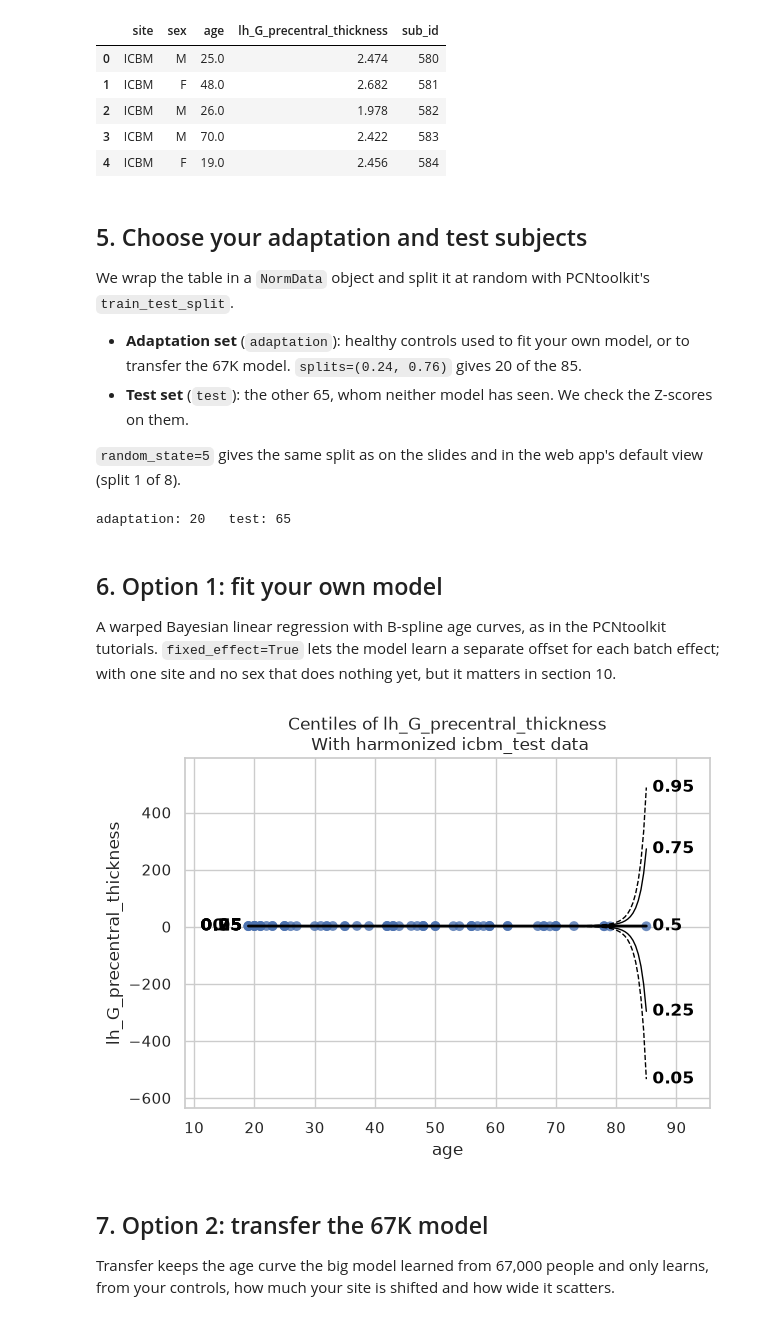
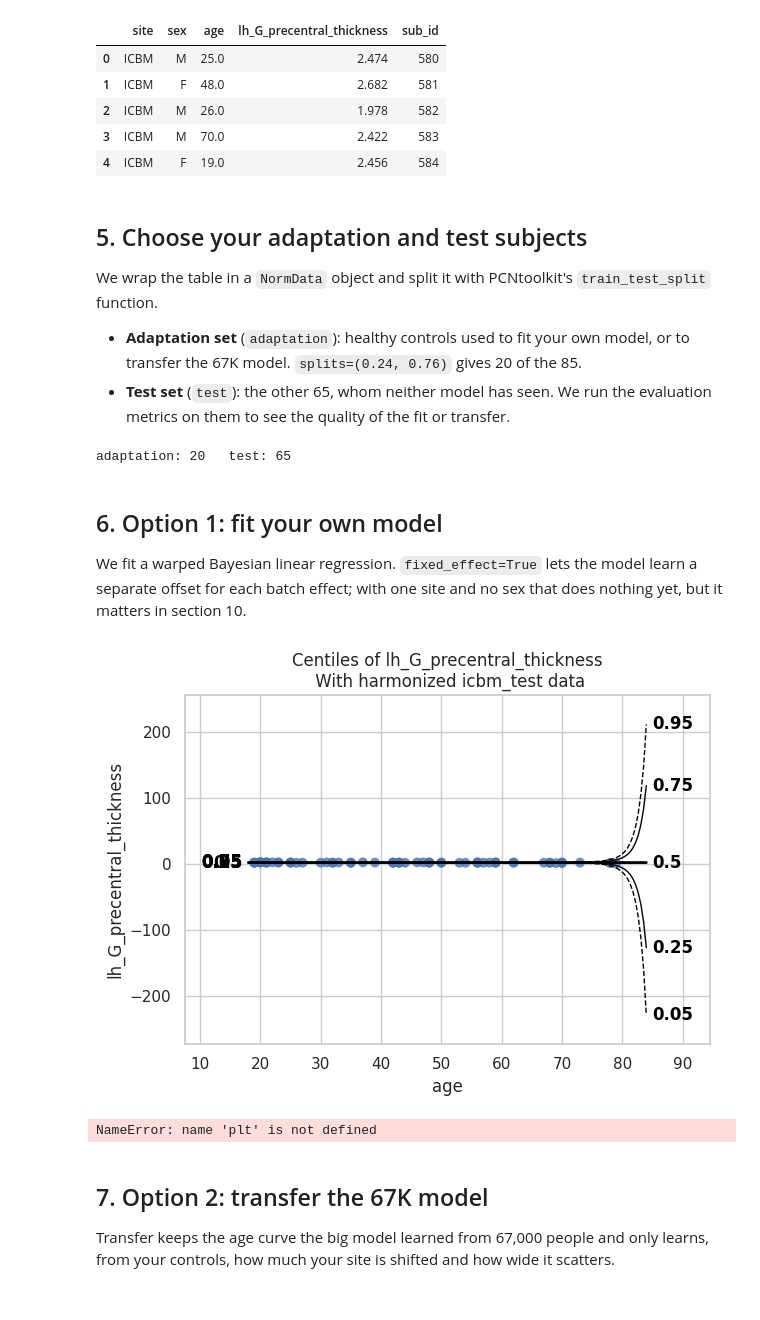
Before and after one commit to predictive-clinical-neuroscience/PCNtoolkit-demo-transfer, a Jupyter notebook: notebooks/transfer_icbm.ipynb, the cells around one changed output. Saved outputs shown, nothing was run; the diff lists cells and outputs as text; code cells hidden in the pictures.

```diff
--- a/notebooks/transfer_icbm.ipynb
+++ b/notebooks/transfer_icbm.ipynb
@@ -102,12 +109,10 @@ M    40
 # %% [markdown]
 ## 5. Choose your adaptation and test subjects
 
-We wrap the table in a `NormData` object and split it at random with PCNtoolkit's `train_test_split`.
+We wrap the table in a `NormData` object and split it with PCNtoolkit's `train_test_split` function.
 
 - **Adaptation set** (`adaptation`): healthy controls used to fit your own model, or to transfer the 67K model. `splits=(0.24, 0.76)` gives 20 of the 85.
-- **Test set** (`test`): the other 65, whom neither model has seen. We check the Z-scores on them.
-
-`random_state=5` gives the same split as on the slides and in the web app's default view (split 1 of 8).
+- **Test set** (`test`): the other 65, whom neither model has seen. We run the evaluation metrics on them to see the quality of the fit or transfer.
 # %%
 import copy
 
@@ -125,26 +132,29 @@ adaptation: 20   test: 65
 # %% [markdown]
 ## 6. Option 1: fit your own model
 
-A warped Bayesian linear regression with B-spline age curves, as in the PCNtoolkit tutorials. `fixed_effect=True` lets the model learn a separate offset for each batch effect; with one site and no sex that does nothing yet, but it matters in section 10.
+We fit a warped Bayesian linear regression. `fixed_effect=True` lets the model learn a separate offset for each batch effect; with one site and no sex that does nothing yet, but it matters in section 10.
 # %%
 own_template = BLR(
     name="own",
     heteroskedastic=True,
     fixed_effect=True,
     warp_name="WarpSinhArcsinh",
     basis_function_mean=BsplineBasisFunction(basis_column=0, nknots=5, degree=3),
     basis_function_var=BsplineBasisFunction(basis_column=0, nknots=5, degree=3),
 )
 own_model = NormativeModel(
     template_regression_model=own_template,
     inscaler="standardize", outscaler="standardize",
     savemodel=False, saveresults=False, saveplots=False, evaluate_model=True,
     save_dir="results/own",
 )
 own_test = own_model.fit_predict(adaptation, copy.deepcopy(test))
-plot_centiles_advanced(own_model, scatter_data=own_test, show_legend=False);
+plot_centiles_advanced(own_model, scatter_data=own_test, show_legend=False, covariate_ranges={"age": (18, 84)});
+plt.ylim(1.0, 3.3)
+plt.show()
 # %% [output]
-[figure, old version]
+[figure, new version]
+NameError: name 'plt' is not defined
 # %% [markdown]
 ## 7. Option 2: transfer the 67K model
 
```
Also changed, not shown: parts of 9 cells of this notebook.
